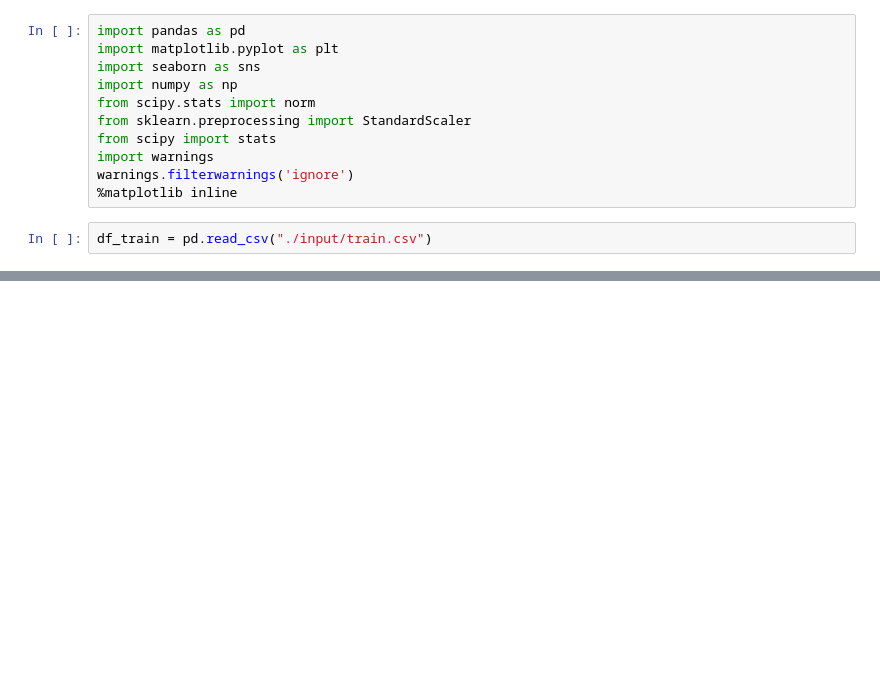
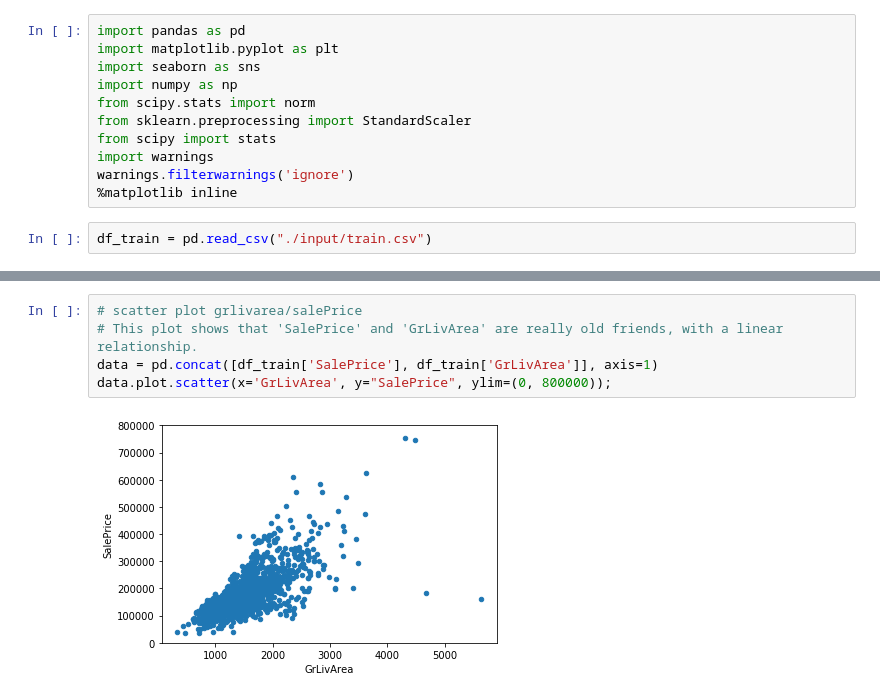
Before and after one commit to awonderfullife/House-Prices-Predicting, a Jupyter notebook: feature_ana.ipynb, the cells around one changed output, grey strips where cells are left out. Cells and saved outputs as stored; diff of their text form; blank space fills up the shorter version.

```diff
--- a/feature_ana.ipynb
+++ b/feature_ana.ipynb
@@ -36,0 +59,7 @@ Index([u'Id', u'MSSubClass', u'MSZoning', u'LotFrontage', u'LotArea',
+# %%
+# scatter plot grlivarea/salePrice
+# This plot shows that 'SalePrice' and 'GrLivArea' are really old friends, with a linear relationship.
+data = pd.concat([df_train['SalePrice'], df_train['GrLivArea']], axis=1)
+data.plot.scatter(x='GrLivArea', y="SalePrice", ylim=(0, 800000));
+# %% [output]
+[figure, added]
```
Also changed, not shown: parts of 22 cells of this notebook.
